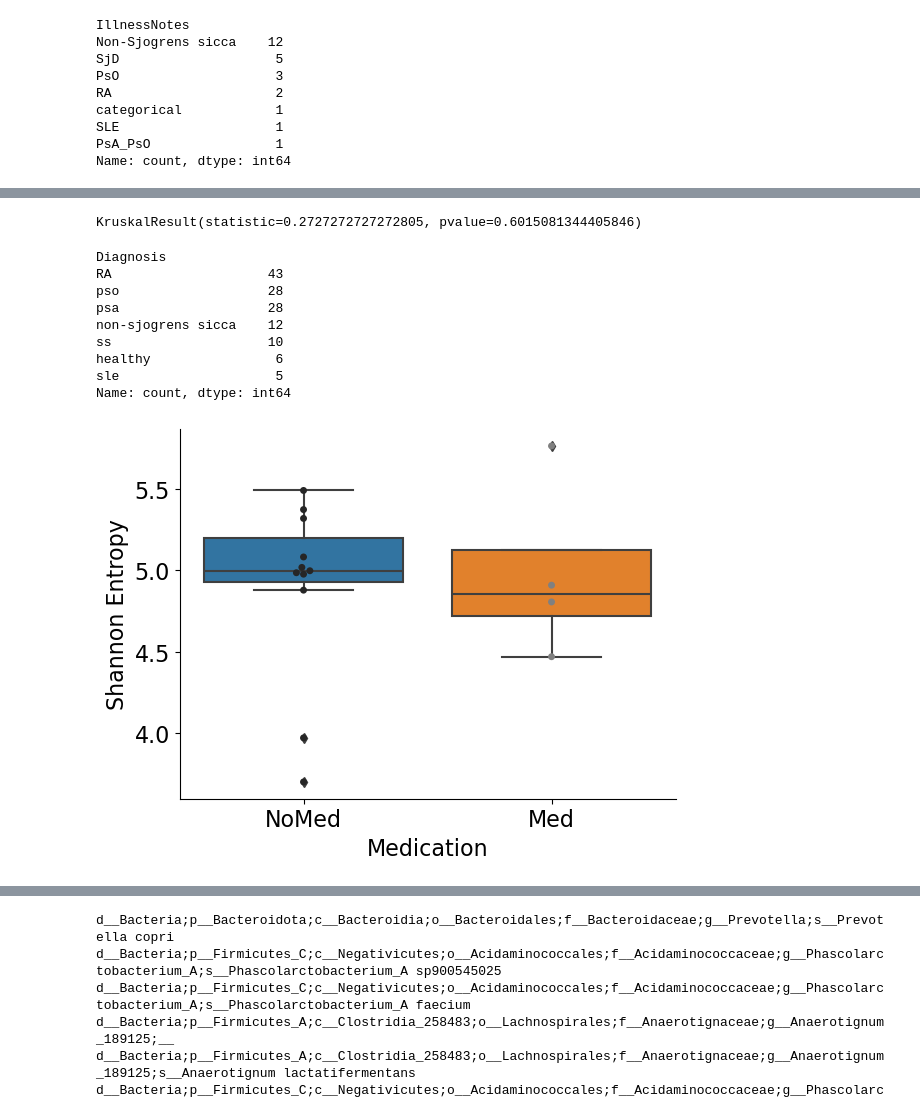
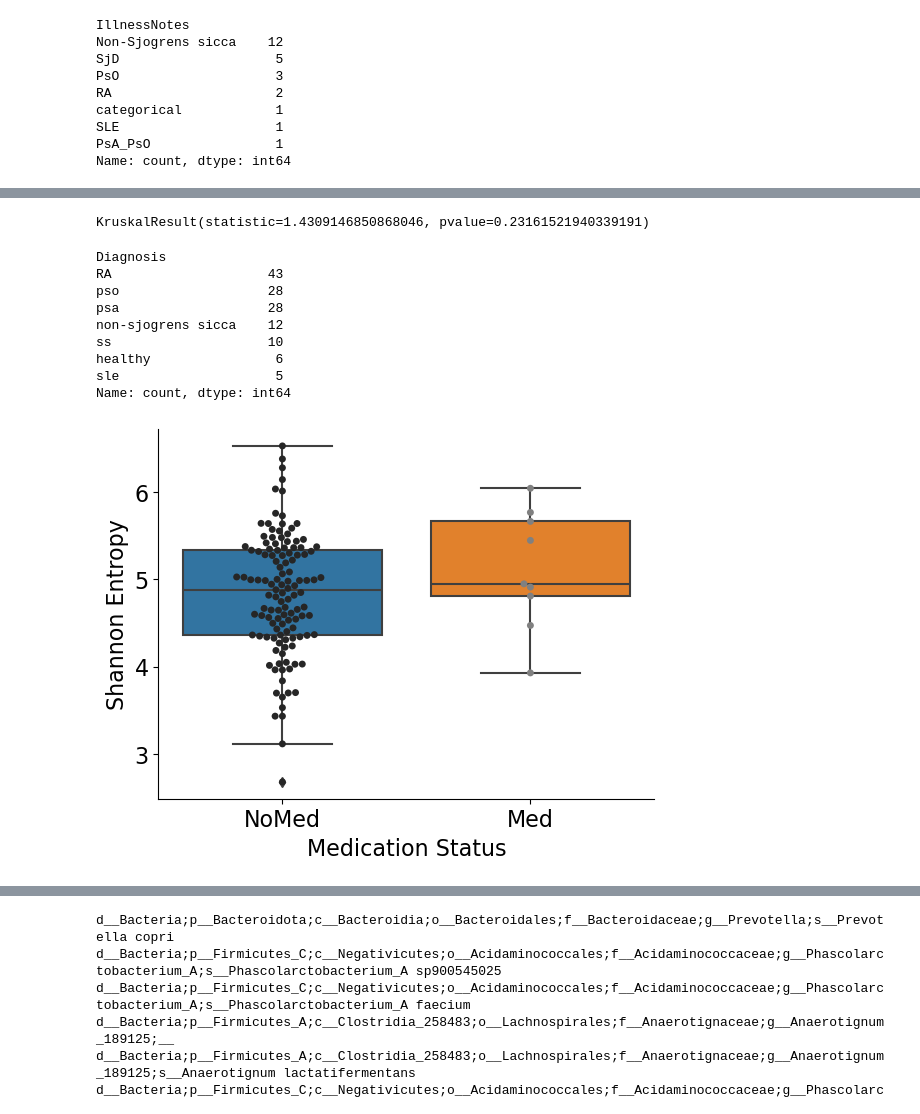
Before and after one commit to kbpi314/ampaim, a Jupyter notebook: code/AMPAIM_v10.ipynb, the cells around one changed output, grey strips where cells are left out. Saved outputs shown, nothing was run; the diff lists cells and outputs as text; code cells hidden in the pictures.

```diff
--- a/code/AMPAIM_v10.ipynb
+++ b/code/AMPAIM_v10.ipynb
@@ -198,13 +198,21 @@ df_141['Batch'] = 'MSQ141'
 df_141['Diagnosis'] = df_141['IllnessNotes'].apply(lambda x: x.lower())
 
 # replace sjd with ss and psa_pso with psa
-df_141['Diagnosis'] = df_141['Diagnosis'].replace('sjd','ss')
+df_141['Diagnosis'] = df_141['Diagnosis'].replace('sjd','SjD')
 df_141['Diagnosis'] = df_141['Diagnosis'].replace('psa_pso','psa')
 df_141['Diagnosis'] = df_141['Diagnosis'].replace('ra','RA')
 
+# replace specific samples
+df_141 = df_141.set_index('#SampleID')
+# TBD
+#df_141 = df_141.drop('703.019.stamp.plate313') # myasthenia gravis
+#df_141.loc['702.013.stamp.plate313','Diagnosis'] = 'RA'
+#df_141.loc['702.014.stamp.plate313','Diagnosis'] == 'SjD'
+df_141 = df_141.reset_index()
+
 # export
 df_141_q2 = export_q2(df_141, first_row_df)
-df_141_q2.to_csv(path + 'inputs/qiime_mapping_file_MSQ141_fixdiag.tsv', sep='\t', index=False, na_rep='nan')
+#df_141_q2.to_csv(path + 'inputs/qiime_mapping_file_MSQ141_fixdiag.tsv', sep='\t', index=False, na_rep='nan')
 
 # merge rows
 df_merge = pd.concat([df_cdp, df_141])#, axis=1)
@@ -361,43 +369,50 @@ df_alpha['shannon_entropy'] = df_alpha['shannon_entropy'].map(lambda x: float(x)
 
 # create new column based off of Medication column
 df_med = df_alpha.copy()
+df_med = pd.concat([df_meta[['mtx','hcq','Weight','CurrentBiologics','CurrentOtherDMARDs','HxOtherDMARDs','Ethnicity']], df_med], axis=1)
 
 # subset based on relevant meds
-df_med = df_med[df_med['Medication'].isin(['NoMed','HCQ_prednisone','MTX','MTX_HCQ','Prednisone_MTX_Leflunomide'])]
+# df_med = df_med[df_med['Medication'].isin(['NoMed','HCQ_prednisone','MTX','MTX_HCQ','Prednisone_MTX_Leflunomide'])]
+for x in ['mtx','CurrentBiologics','CurrentOtherDMARDs','HxBiologics','HxOtherDMARDs','hcq']:
+    df_med[x] = df_med[x].astype(float)
 
-for m in ['HCQ', 'MTX', 'NoMed']:
-    df_med[m] = df_med['Medication'].apply(lambda x: 1 if m in x else 0)
+df_med['sum'] = df_med[['mtx','CurrentBiologics','CurrentOtherDMARDs','HxBiologics','HxOtherDMARDs','hcq']].sum(axis=1)
+
+#for m in ['HCQ', 'MTX', 'NoMed']:
+#    df_med[m] = df_med['Medication'].apply(lambda x: 1 if m in x else 0)
 
 # convert medication into binary
-df_med['Medication'] = df_med['Medication'].apply(lambda x: 'NoMed' if x == 'NoMed' else 'Med')
+# df_med['Medication'] = df_med['Medication'].apply(lambda x: 'NoMed' if x == 'NoMed' else 'Med')
+df_med['Medication_Status'] = df_med['sum'].apply(lambda x: 'Med' if x > 0 else 'NoMed')
+# df_med['Medication'] = df_med.apply(lambda row: 'NoMed' if row['Medication_Status'] == 'NoMed' else row['Medication'], axis=1)
 
 # export for R
 df_med.to_csv(path + 'inputs/df_med.tsv', sep='\t')
 
 # KW test
-print(scipy.stats.kruskal(*list(df_med.groupby('Medication')['shannon_entropy'].apply(list).values), nan_policy='propagate', axis=0, keepdims=False))
+print(scipy.stats.kruskal(*list(df_med.groupby('Medication_Status')['shannon_entropy'].apply(list).values), nan_policy='propagate', axis=0, keepdims=False))
 
 # do sns
-ax = sns.boxplot(data=df_med, x='Medication', y='shannon_entropy')
-sns.swarmplot(data=df_med, x='Medication', y='shannon_entropy', palette='dark:grey', hue=None)
+ax = sns.boxplot(data=df_med, x='Medication_Status', y='shannon_entropy')
+sns.swarmplot(data=df_med, x='Medication_Status', y='shannon_entropy', palette='dark:grey', hue=None)
 
 # ax.axes.set_title("Title",fontsize=48)
 ax.set_ylabel("Shannon Entropy",fontsize=16)
-ax.set_xlabel("Medication",fontsize=16)
+ax.set_xlabel("Medication Status",fontsize=16)
 ax.tick_params(labelsize=16)
 #plt.xticks(rotation=45)
 sns.despine()
 # plt.savefig(path + 'inputs/Qiime2_0_KB_batch/adiv.pdf')
 df_alpha.Diagnosis.value_counts()
 # %% [output]
-KruskalResult(statistic=0.2727272727272805, pvalue=0.6015081344405846)
+KruskalResult(statistic=1.4309146850868046, pvalue=0.23161521940339191)
 Diagnosis
 RA                    43
 pso                   28
 psa                   28
 non-sjogrens sicca    12
 ss                    10
 healthy                6
 sle                    5
 Name: count, dtype: int64
-[figure, old version]
+[figure, new version]
```
Also changed, not shown: parts of 40 cells of this notebook.
